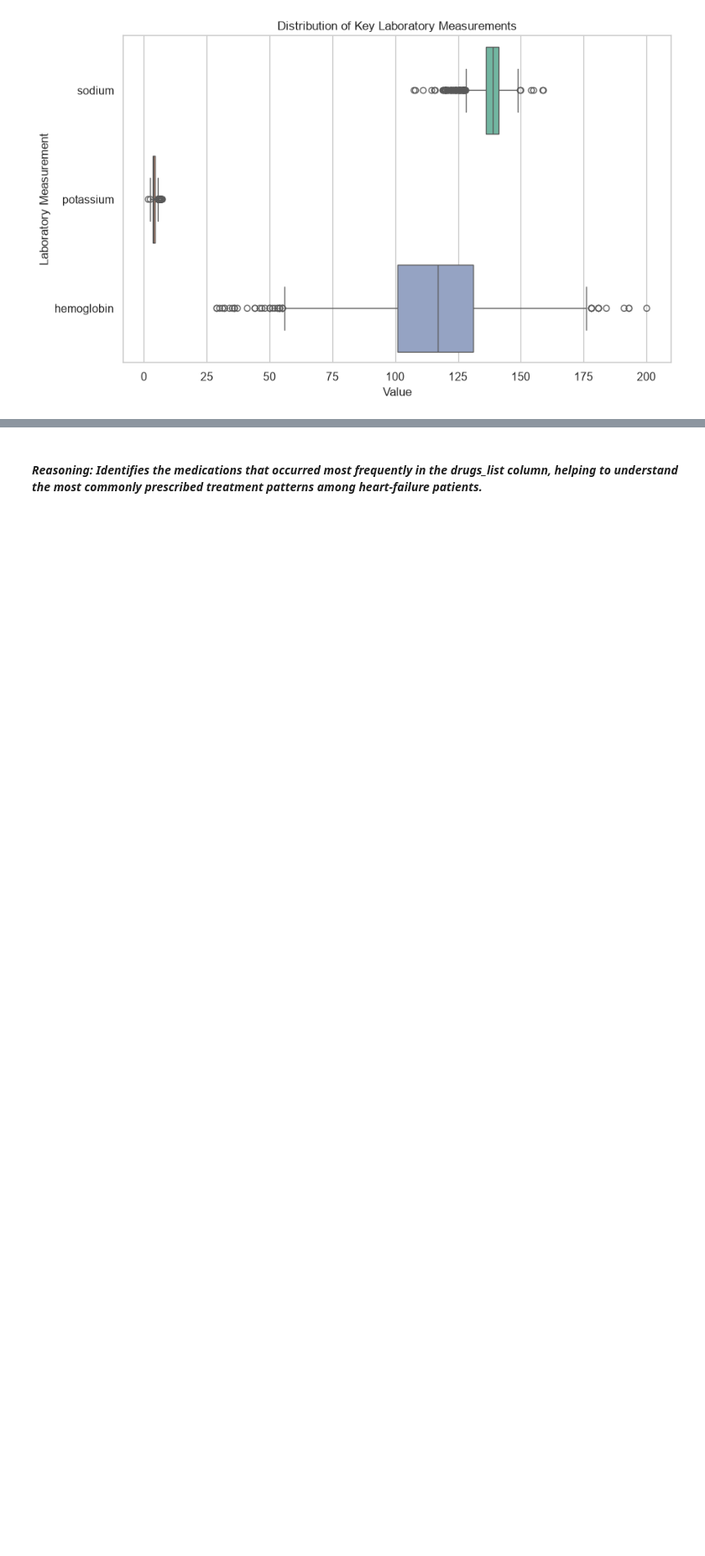
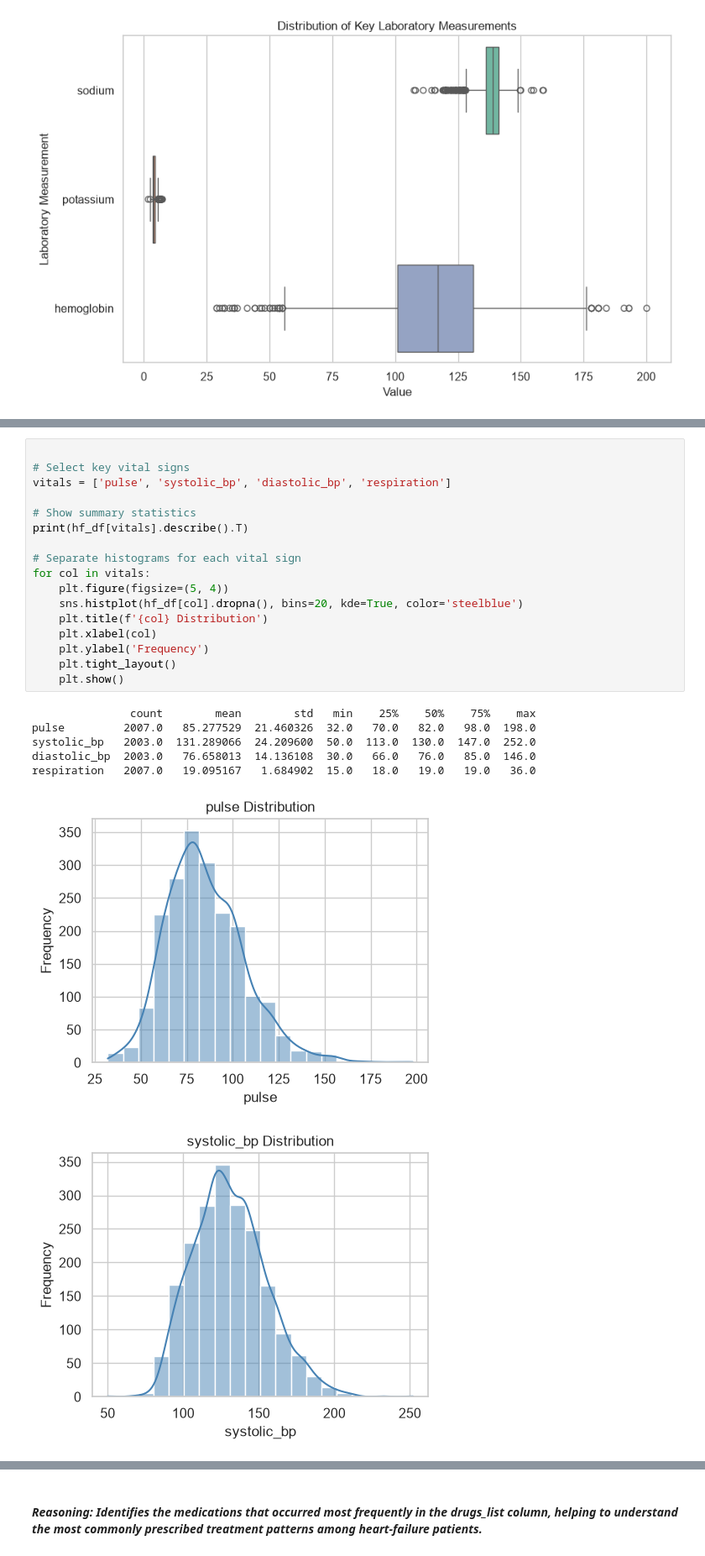
Before and after one commit to Yasasmini/Team3_PyCoders_PythonHackathon_SEP2026, a Jupyter notebook: Team3_PyCoders_Category2.Descriptive.ipynb, the cells around one changed output, grey strips where cells are left out. Shown at 84% size. Drawn from its saved outputs; the diff is of its cells as text; blank space fills up the shorter version.

```diff
--- a/Team3_PyCoders_Category2.Descriptive.ipynb
+++ b/Team3_PyCoders_Category2.Descriptive.ipynb
@@ -292,0 +320,25 @@ max     159.00       7.29      200.00
+# %%
+
+# Select key vital signs
+vitals = ['pulse', 'systolic_bp', 'diastolic_bp', 'respiration']
+
+# Show summary statistics
+print(hf_df[vitals].describe().T)
+
+# Separate histograms for each vital sign
+for col in vitals:
+    plt.figure(figsize=(5, 4))
+    sns.histplot(hf_df[col].dropna(), bins=20, kde=True, color='steelblue')
+    plt.title(f'{col} Distribution')
+    plt.xlabel(col)
+    plt.ylabel('Frequency')
+    plt.tight_layout()
+    plt.show()
+# %% [output]
+               count        mean        std   min    25%    50%    75%    max
+pulse         2007.0   85.277529  21.460326  32.0   70.0   82.0   98.0  198.0
+systolic_bp   2003.0  131.289066  24.209600  50.0  113.0  130.0  147.0  252.0
+diastolic_bp  2003.0   76.658013  14.136108  30.0   66.0   76.0   85.0  146.0
+respiration   2007.0   19.095167   1.684902  15.0   18.0   19.0   19.0   36.0
+[figure, added]
+[figure, added]
```
Also changed, not shown: parts of 25 cells of this notebook.
